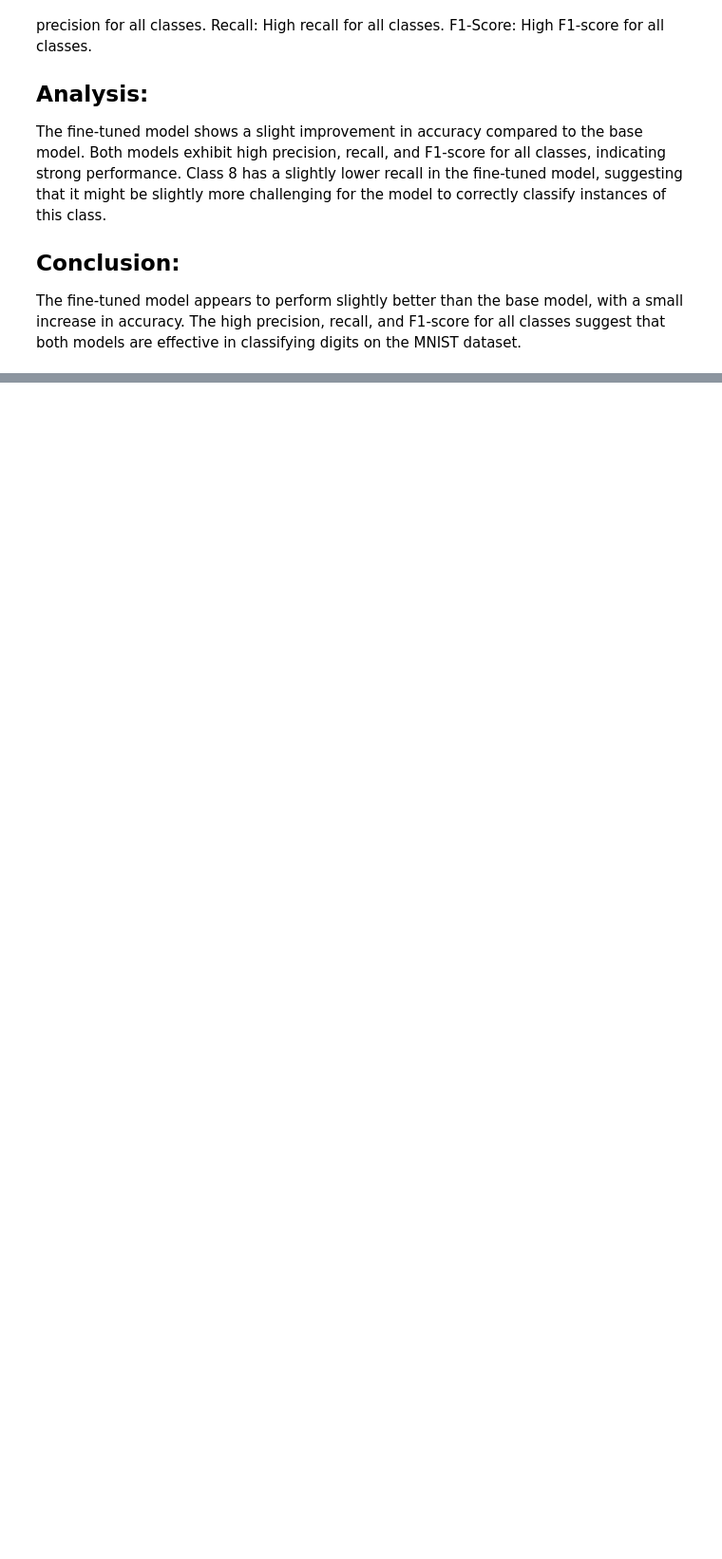
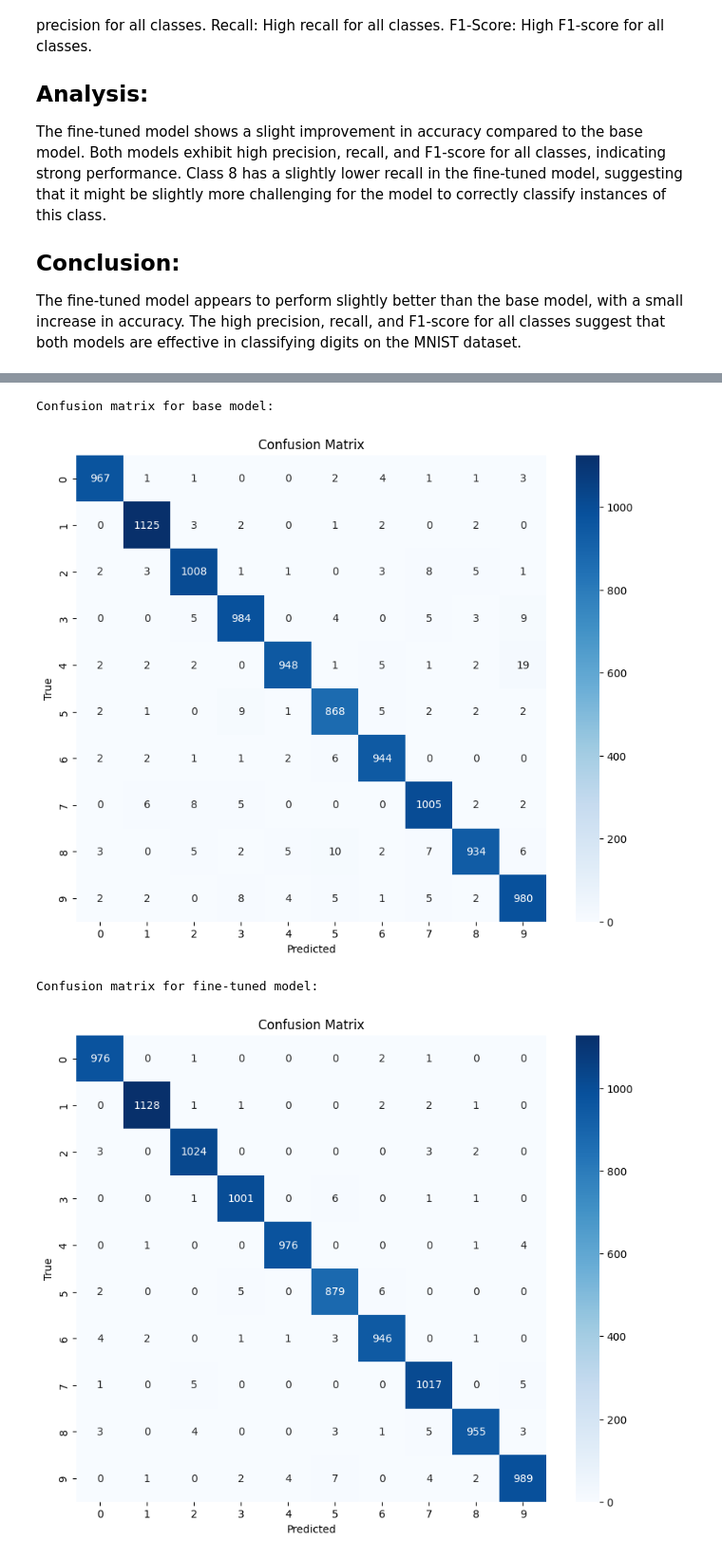
Before and after one commit to malu-shamesh/classify-handwritten-digits, a Jupyter notebook: classifying-hand-written-digits.ipynb, the cells around one changed output, grey strips where cells are left out. Shown at 95% size. Drawn from its saved outputs; the diff is of its cells as text; code cells hidden in the pictures; blank space fills up the shorter version.

```diff
--- a/classifying-hand-written-digits.ipynb
+++ b/classifying-hand-written-digits.ipynb
@@ -225,0 +232,23 @@ The high precision, recall, and F1-score for all classes suggest that both model
+# %%
+# Function to plot confusion matrix
+def plot_confusion_matrix(y_true, y_pred, classes):
+    cm = confusion_matrix(y_true, y_pred)
+    plt.figure(figsize=(10, 8))
+    sns.heatmap(cm, annot=True, fmt='d', cmap='Blues', xticklabels=classes, yticklabels=classes)
+    plt.title('Confusion Matrix')
+    plt.xlabel('Predicted')
+    plt.ylabel('True')
+    plt.show()
+
+# For the base model
+print("Confusion matrix for base model:\n")
+plot_confusion_matrix(test_labels, predicted_classes, classes=range(10))
+
+# For the fine-tuned model
+print("Confusion matrix for fine-tuned model:\n")
+plot_confusion_matrix(test_labels, fine_tuned_predicted_classes, classes=range(10))
+# %% [output]
+Confusion matrix for base model:
+[figure, added]
+Confusion matrix for fine-tuned model:
+[figure, added]
```
Also changed, not shown: parts of 12 cells of this notebook.
